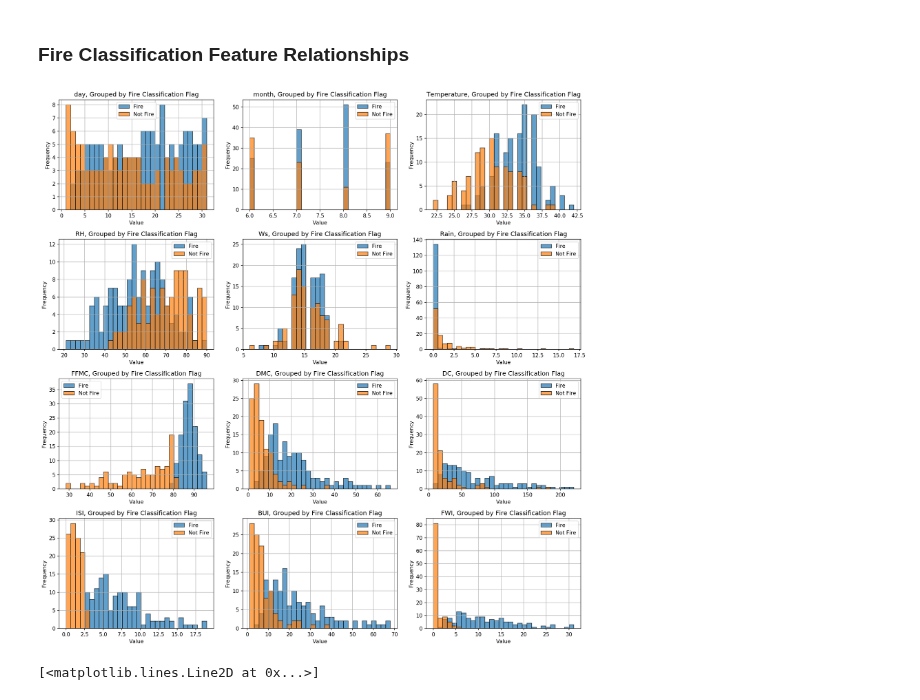
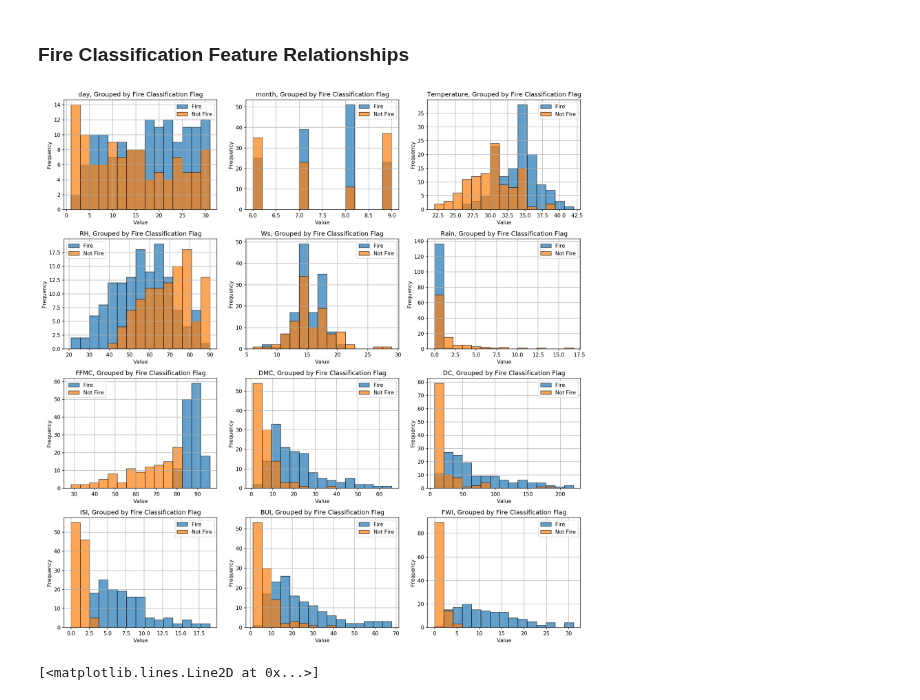
Before and after one commit to dougbrn/Towson, a Jupyter notebook: COSC757/assignment1/hw1.ipynb, the cells around one changed output. Saved outputs shown, nothing was run; the diff lists cells and outputs as text; code cells hidden in the pictures.

```diff
--- a/COSC757/assignment1/hw1.ipynb
+++ b/COSC757/assignment1/hw1.ipynb
@@ -117,35 +117,35 @@ fire_false_df = class_df.get_group('not fire')
 
 cols = ['day','month','Temperature','RH','Ws','Rain','FFMC','DMC','DC','ISI','BUI','FWI']
 count=0
 
 fig, ax = plt.subplots(4,3,figsize=(15,15),dpi=150)
 for i,col in enumerate(ax):
     for j, row in enumerate(col):
         #col = 'Temperature'
         """
         print("Flagged Fires:")
         print(f"FWI Median = {np.median(fire_true_df[col])}")
         print(f"FWI Standard Deviation = {np.std(fire_true_df[col])}")
 
         print("Not Fires:")
         print(f"FWI Median = {np.median(fire_false_df[col])}")
         print(f"FWI Standard Deviation = {np.std(fire_false_df[col])}")
         """
 
-        bins=np.histogram(np.hstack((fire_true_df[cols[count]],fire_false_df[cols[count]])), bins=30)[1] #get the bin edges
+        bins=np.histogram(np.hstack((fire_true_df[cols[count]],fire_false_df[cols[count]])), bins=15)[1] #get the bin edges
 
         ax[i,j].hist(fire_true_df[cols[count]],bins,ec='k',alpha=0.7,label='Fire')
         ax[i,j].hist(fire_false_df[cols[count]],bins,ec='k',alpha=0.7,label='Not Fire')
 
         ax[i,j].set_title(f'{cols[count]}, Grouped by Fire Classification Flag')
         ax[i,j].grid()
         ax[i,j].legend()
         ax[i,j].set_xlabel('Value')
         ax[i,j].set_ylabel('Frequency')
         count+=1
 plt.tight_layout()
 # %% [output]
-[figure, old version]
+[figure, new version]
 # %%
 plt.plot(fire_df['Temperature'],fire_df['RH'],'.')
 # %% [output]
```
Also changed, not shown: parts of 6 cells of this notebook.
